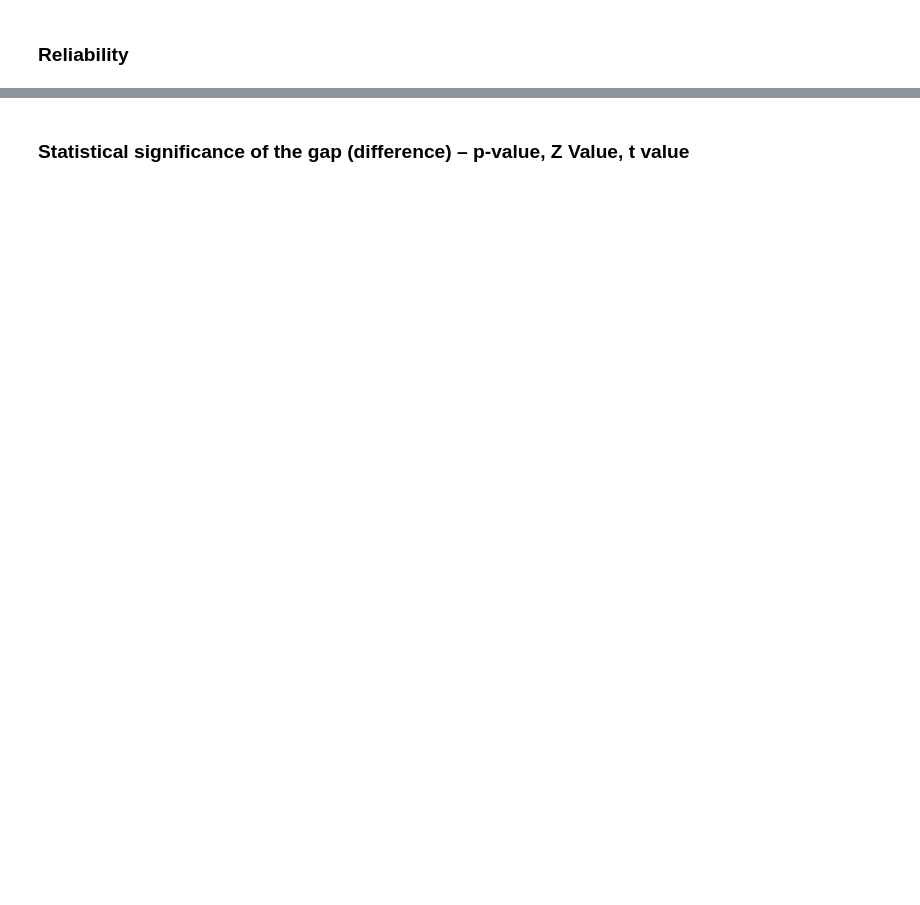
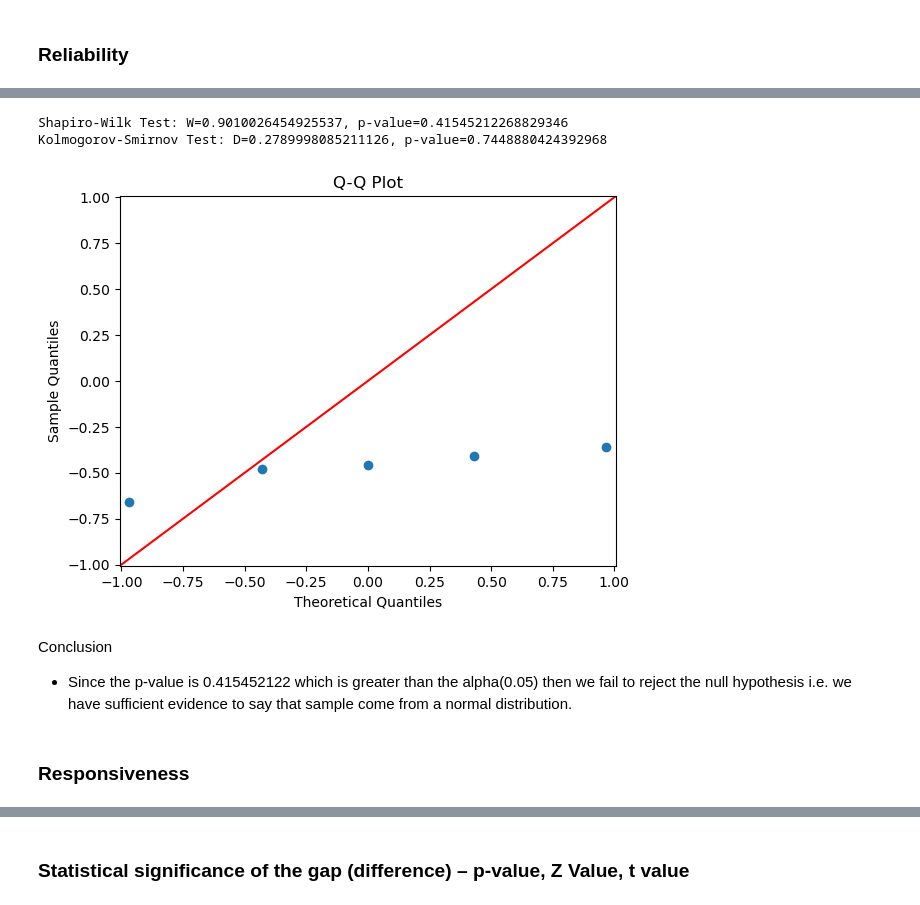
Before and after one commit to Lorraine254/likertScaleAnalysis, a Jupyter notebook: analysis_v1.ipynb, the cells around one changed output, grey strips where cells are left out. Drawn from its saved outputs; the diff is of its cells as text; code cells hidden in the pictures; blank space fills up the shorter version.

```diff
--- a/analysis_v1.ipynb
+++ b/analysis_v1.ipynb
@@ -1402,0 +1395,3 @@ results_df2
+# %%
+reliability = combined_mean_df.iloc[4:9]
+reliability
@@ -1402,0 +1405,29 @@ results_df2
+# %%
+# Checking for normality
+
+from scipy.stats import shapiro,kstest,norm
+
+# Perform the Shapiro-Wilk test
+shapiro_test = shapiro(reliability['Gap'])
+print(f'Shapiro-Wilk Test: W={shapiro_test.statistic}, p-value={shapiro_test.pvalue}')
+
+# Perform the Kolmogorov-Smirnov test
+ks_test = kstest(reliability['Gap'], 'norm', args=(reliability['Gap'].mean(), reliability['Gap'].std()))
+print(f'Kolmogorov-Smirnov Test: D={ks_test.statistic}, p-value={ks_test.pvalue}')
+# %% [output]
+Shapiro-Wilk Test: W=0.9010026454925537, p-value=0.41545212268829346
+Kolmogorov-Smirnov Test: D=0.2789998085211126, p-value=0.7448880424392968
+# %%
+
+# Create Q-Q plot
+sm.qqplot(reliability['Gap'], line='45')
+plt.title('Q-Q Plot')
+plt.show()
+# %% [output]
+[figure, added]
+# %% [markdown]
+Conclusion
+
+- Since the p-value is 0.415452122 which is greater than the alpha(0.05) then we fail to reject the null hypothesis i.e. we have sufficient evidence to say that sample come  from a normal distribution.
+# %% [markdown]
+### Responsiveness
```
Also changed, not shown: parts of 27 cells of this notebook.
